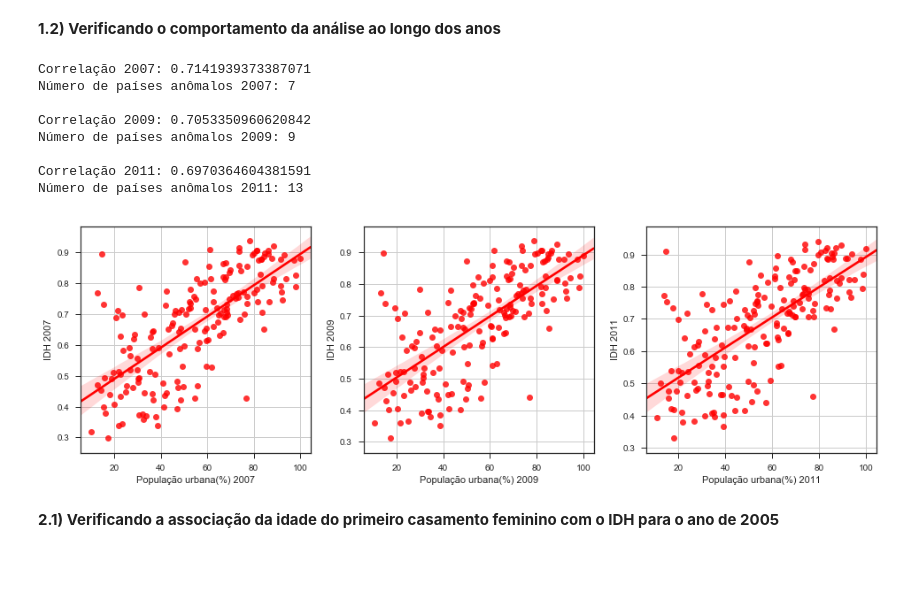
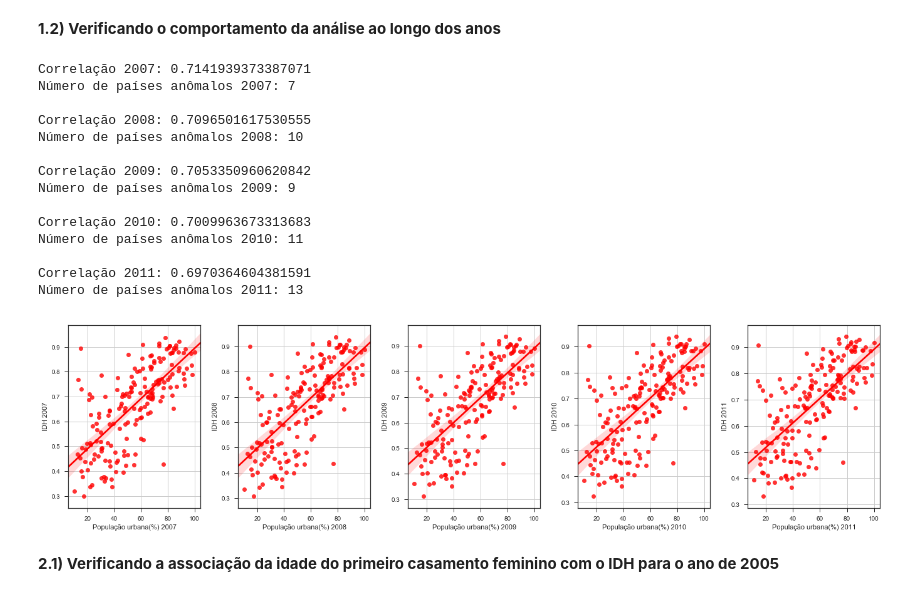
Before and after one commit to pedr0luiz/P1_Dados_Pedro_Luiz, a Jupyter notebook: P1_Dados_Pedro_Luiz.ipynb, the cells around one changed output. Saved outputs shown, nothing was run; the diff lists cells and outputs as text; code cells hidden in the pictures; blank space fills up the shorter version.

```diff
--- a/P1_Dados_Pedro_Luiz.ipynb
+++ b/P1_Dados_Pedro_Luiz.ipynb
@@ -177,43 +177,49 @@ De acordo com o gráfico apresentado, é possível notar uma boa associação en
 # %% [markdown]
 **1.2) Verificando o comportamento da análise ao longo dos anos**
 # %%
-fig = plt.figure(figsize=(13.5, 4.5))
-i=131
-for ano in range(2007,2012,2):
+fig = plt.figure(figsize=(19, 5))
+i=151
+for ano in range(2007,2012,1):
 
     idh_ = idh.loc[:, ["geo", ano]]
     urb_ = urbano.loc[:, ["Urban population (% of total)", str(ano)]]
 
     idh_idx = idh_.set_index('geo')
     urb_idx = urb_.set_index('Urban population (% of total)')
 
     d2 = idh_idx.join(urb_idx, how='inner',lsuffix='idh', rsuffix='urb')
     d2.columns = ['idh', 'urb']
 
     c2 = d2.corr()
 
     plt.subplot(i)
     sns.regplot(d2['urb'], d2['idh'], color=('red'))
     plt.xlabel('População urbana(%) {}'.format(ano))
     plt.ylabel('IDH {}'.format(ano))
     plt.grid()
     print("Correlação {}: {}".format(ano, c2['urb']['idh']))
     print('Número de países anômalos {}: {}\n'.format(ano, len( d2[(d2['idh']>0.715) & (d2['urb']<51)])))
     #print('Anomalias {}:\n{}\n'.format(ano, d2[(d2['idh']>0.7) & (d2['urb']<55)].sort_values(by='urb').head(4)))
     i+=1
 
 plt.tight_layout()
 plt.show()
 # %% [output]
 Correlação 2007: 0.7141939373387071
 Número de países anômalos 2007: 7
+
+Correlação 2008: 0.7096501617530555
+Número de países anômalos 2008: 10
 
 Correlação 2009: 0.7053350960620842
 Número de países anômalos 2009: 9
 
+Correlação 2010: 0.7009963673313683
+Número de países anômalos 2010: 11
+
 Correlação 2011: 0.6970364604381591
 Número de países anômalos 2011: 13
-[figure, old version]
+[figure, new version]
 # %% [markdown]
 **2.1) Verificando a associação da idade do primeiro casamento feminino com o IDH para o ano de 2005**
 # %%
```
